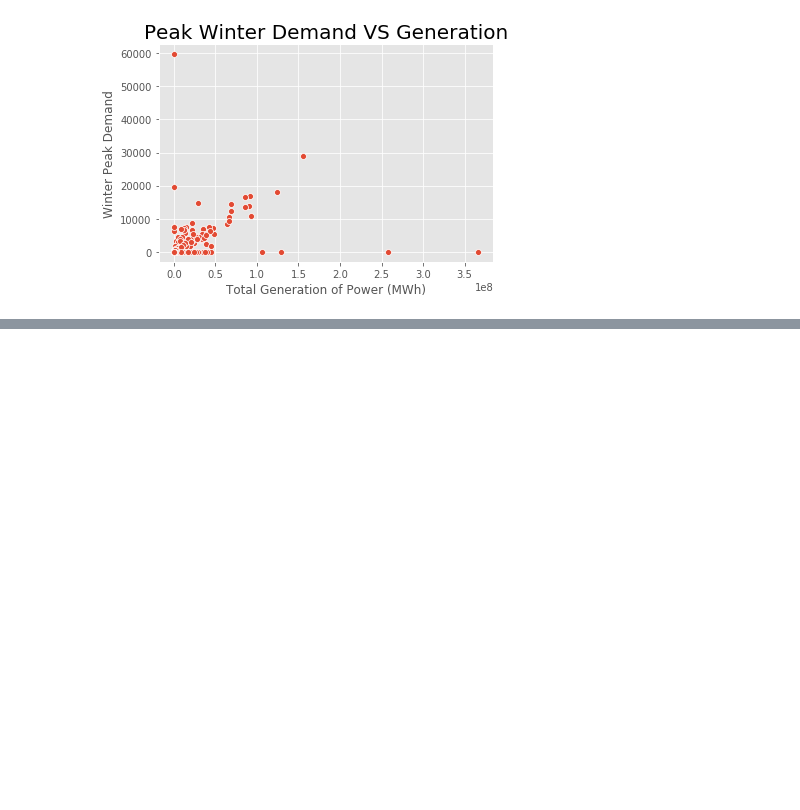
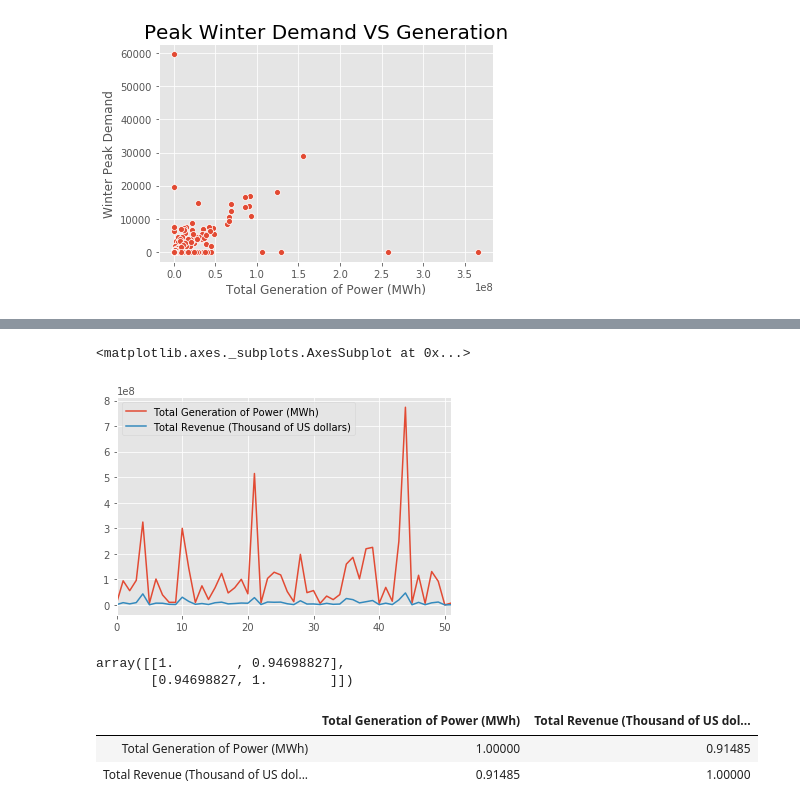
Before and after one commit to zhuy9/DMwP-EnergyUsage, a Jupyter notebook: Project_workspace.ipynb, the cells around one changed output, grey strips where cells are left out. Saved outputs shown, nothing was run; the diff lists cells and outputs as text; code cells hidden in the pictures; blank space fills up the shorter version.

Commit message:
Added cosine similarity and correlation between total power generated, revenue, and power loss

```diff
--- a/Project_workspace.ipynb
+++ b/Project_workspace.ipynb
@@ -269,0 +273,3 @@ if (downloadPic):
+# %%
+df_temp = pd.merge(pwr_generated_tot, revenue_tot)
+df_temp.head(5)
@@ -269,0 +283,17 @@ if (downloadPic):
+# %%
+df_temp2 = df_temp.drop("Utility by State", axis = 1)
+df_temp2.plot()
+# %% [output]
+<matplotlib.axes._subplots.AxesSubplot at 0x...>
+[figure, added]
+# %%
+cosine_similarity(df_temp2.T)
+# %% [output]
+array([[1.        , 0.94698827],
+       [0.94698827, 1.        ]])
+# %%
+df_temp2.corr()
+# %% [output]
+|  | Total Generation of Power (MWh) | Total Revenue (Thousand of US dol... |
+| Total Generation of Power (MWh) | 1.00000 | 0.91485 |
+| Total Revenue (Thousand of US dol... | 0.91485 | 1.00000 |
```
Also changed, not shown: parts of 11 cells of this notebook.
